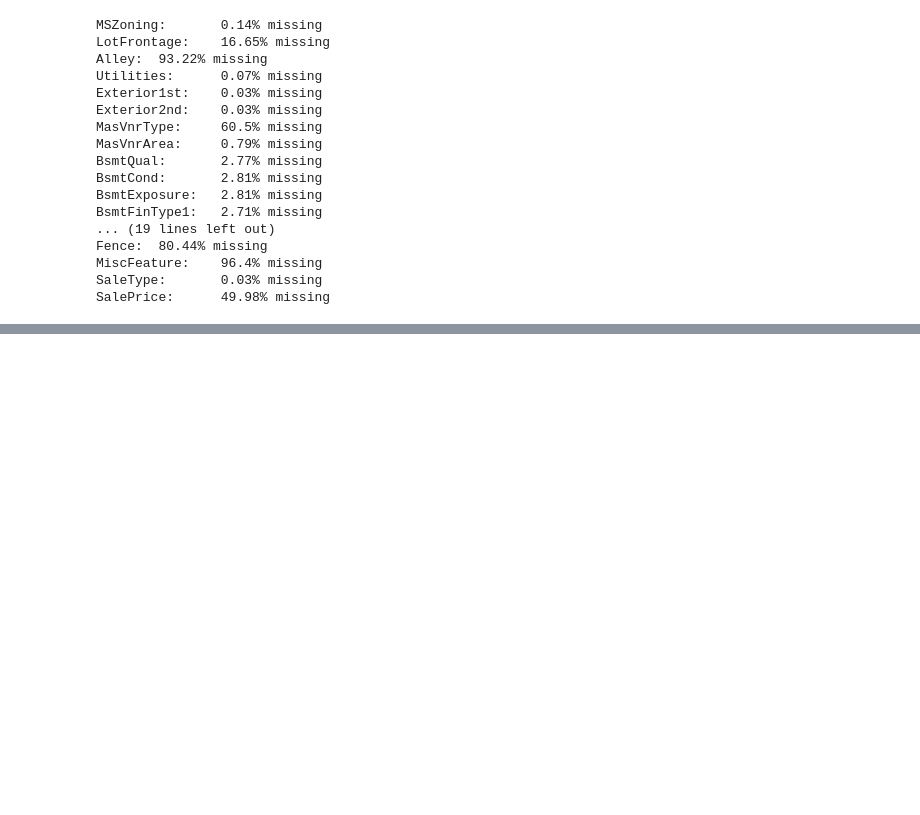
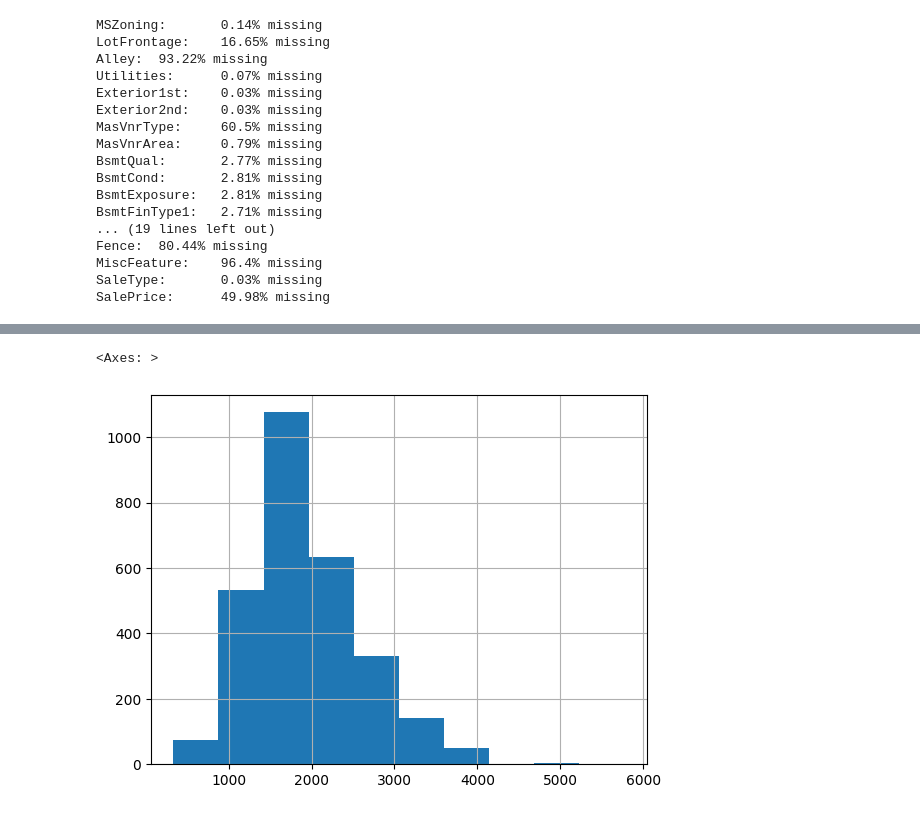
Before and after one commit to wetherc/data-2000, a Jupyter notebook: labs/050_decision-trees.ipynb, the cells around one changed output, grey strips where cells are left out. Saved outputs shown, nothing was run; the diff lists cells and outputs as text; code cells hidden in the pictures; blank space fills up the shorter version.

```diff
--- a/labs/050_decision-trees.ipynb
+++ b/labs/050_decision-trees.ipynb
@@ -328,0 +418,6 @@ SalePrice:      49.98% missing
+# %%
+data["TotalSF"] = data.loc[:, ["1stFlrSF", "2ndFlrSF", "BsmtFinSF"]].sum(axis=1)
+data["TotalSF"].hist()
+# %% [output]
+<Axes: >
+[figure, added]
```
Also changed, not shown: parts of 16 cells of this notebook.
